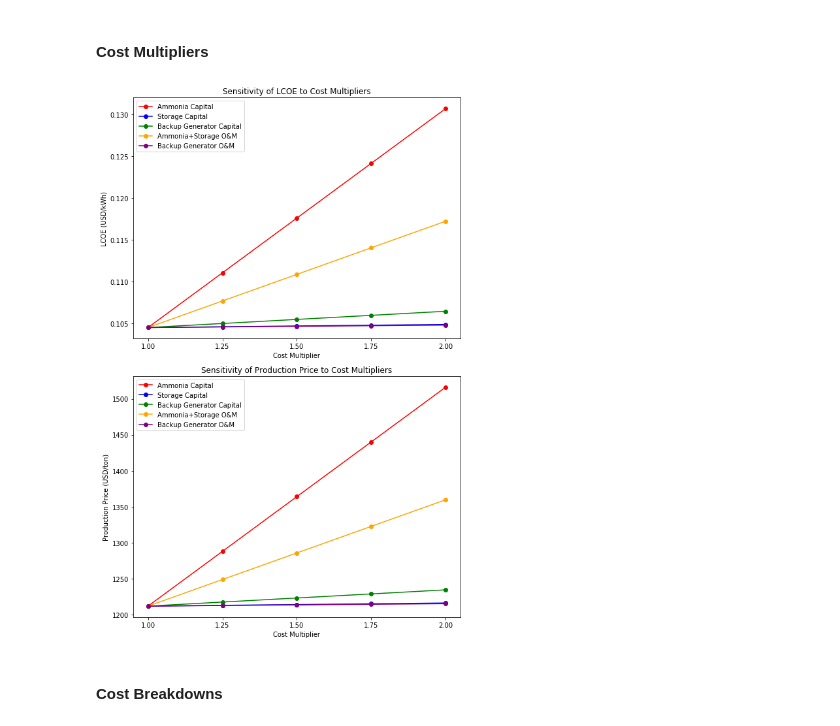
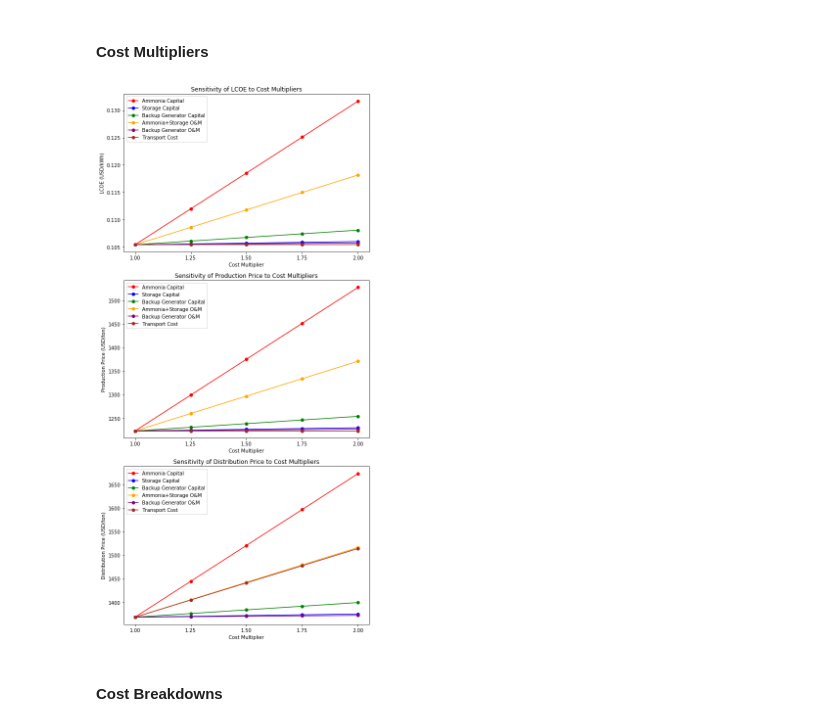
Before and after one commit to taigereye/espp90s, a Jupyter notebook: Final Project v1.ipynb, the cells around one changed output. Saved outputs shown, nothing was run; the diff lists cells and outputs as text; code cells hidden in the pictures.

```diff
--- a/Final Project v1.ipynb
+++ b/Final Project v1.ipynb
@@ -107,15 +121,13 @@ def lcoe_wind_only(params):
 # %%
 def capital_cost_wind_ammonia(params):
-    # --
-    multiplier = params['life_turbine']/params['life_backup']
     # $
     wind = capital_cost_wind_only(params)
-    # $/kW  *  kW/MW  *  MW  *  --  =  $
-    backup = params['cc_backup']*1e3*backup_generation_size(params)*multiplier
-    # $/ton-day  *  ton/yr  *  yr/day  =  $
-    ammonia = params['cc_ammonia']*annual_ammonia_output(params)/365
-    # $  *  --  =  $
-    storage = params['cc_storage']*params['num_storage']
+    # $
+    backup = capital_cost_backup(params)
+    # $
+    ammonia = capital_cost_ammonia(params)
+    # $
+    storage = capital_cost_storage(params)
     # $
     return params['cc_land']+params['cc_well']+wind+backup+ammonia+storage
 
@@ -205,11 +211,11 @@ params_baseline = {
     'backup_energy_fraction': 0.1,
     'ammonia_energy_usage': 11.6,
     'ammonia_diesel_energy': 4.75,
-    'num_storage': 900,
+    'num_storage': 1390,
     'cc_land': 375e3,
     'cc_well': 30e3,
     'cc_wind': 1400,
-    'cc_backup': 650,
+    'cc_backup': 800,
     'cc_ammonia': 1.3e6,
     'cc_storage': 900,
     'num_worker': 50,
@@ -218,9 +224,9 @@ params_baseline = {
     'om_backup': 15,
     'om_ammonia': 133,
     'tr_hrs': 4,
-    'tr_distance': 150,
-    'tr_cost': 0.12,
-    'tr_rate': 450,
+    'tr_distance': 160,
+    'tr_capacity': 3000,
+    'tr_cost': 0.16,
     'interest_rate': 0.045
 }
 # %%
@@ -286,44 +324,44 @@ def calculate_with_multipliers(params, param_name, multipliers, func_name):
     calculations = np.asarray([func_name(pm) for pm in params_multiplied])
     return calculations
 
-def sensitivity_to_multipliers(params, param_names, multipliers, func_name):
+def sensitivity_to_multipliers(params, param_names, multipliers, value_func):
     param_name_to_prices = dict()
     for p in param_names:
-        calculations = calculate_with_multipliers(params, p, multipliers, func_name)
+        calculations = calculate_with_multipliers(params, p, multipliers, value_func)
         param_name_to_prices[p] = calculations
     return param_name_to_prices
 # %%
-param_names = ['cc_ammonia', 'cc_storage', 'cc_backup', 'om_ammonia', 'om_backup']
+param_names = ['cc_ammonia', 'cc_storage', 'cc_backup', 'om_ammonia', 'om_backup', 'tr_cost']
 multipliers = np.arange(1, 2.25, 0.25)
 
 lcoe_multiplied = sensitivity_to_multipliers(params_baseline, param_names, multipliers, lcoe_wind_ammonia)
 production_price_multiplied = sensitivity_to_multipliers(params_baseline, param_names, multipliers, production_ammonia_price)
+distribution_price_multiplied = sensitivity_to_multipliers(params_baseline, param_names, multipliers, distribution_ammonia_price)
 
-titles = ["LCOE", "Production Price"]
-labels = ["Ammonia Capital", "Storage Capital", "Backup Generator Capital", "Ammonia+Storage O&M", "Backup Generator O&M"]
-colors = ['red', 'blue', 'green', 'orange', 'purple']
-ylabels = ["LCOE (USD/kWh)", "Production Price (USD/ton)"]
-data_to_plot = [lcoe_multiplied, production_price_multiplied]
+titles = ["LCOE", "Production Price", "Distribution Price"]
+labels = ["Ammonia Capital", "Storage Capital", "Backup Generator Capital", "Ammonia+Storage O&M", "Backup Generator O&M", "Transport Cost"]
+colors = ['red', 'blue', 'green', 'orange', 'purple', 'brown']
+ylabels = ["LCOE (USD/kWh)", "Production Price (USD/ton)", "Distribution Price (USD/ton)"]
+data_to_plot = [lcoe_multiplied, production_price_multiplied, distribution_price_multiplied]
 
-fig, axs = plt.subplots(len(data_to_plot), figsize=(8, 12))
-width = 0.25
+fig, axs = plt.subplots(len(data_to_plot), figsize=(8, 16))
 
 for i in range(len(data_to_plot)):
     ax = axs[i]
     x = multipliers
     dp = data_to_plot[i]
     for j in range(len(param_names)):
         p = param_names[j]
         ax.plot(x, dp[p], marker='o', label=labels[j], color=colors[j])
     ax.set_ylabel(ylabels[i])
     ax.set_xlabel("Cost Multiplier")
     ax.set_xticks(x)
     ax.set_title("Sensitivity of {} to Cost Multipliers".format(titles[i]))
     ax.legend()
 
 fig.tight_layout()
 plt.show()
 # %% [output]
-[figure, old version]
+[figure, new version]
 # %% [markdown]
 #### Cost Breakdowns
```
Also changed, not shown: parts of 20 cells of this notebook.
